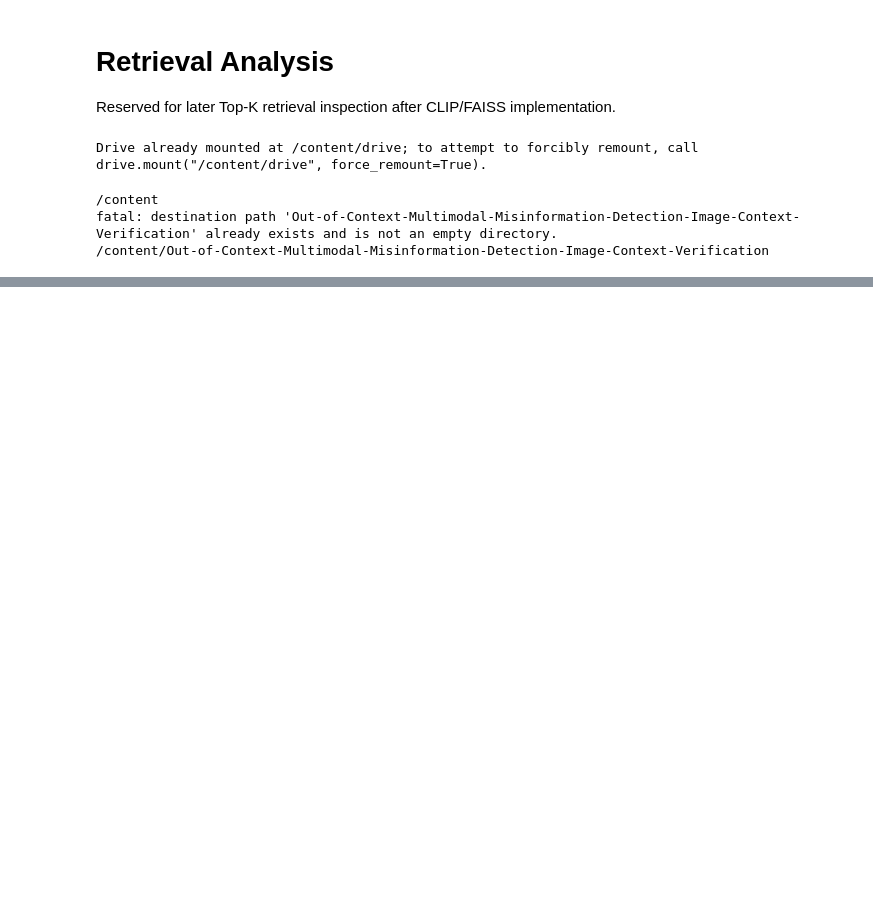
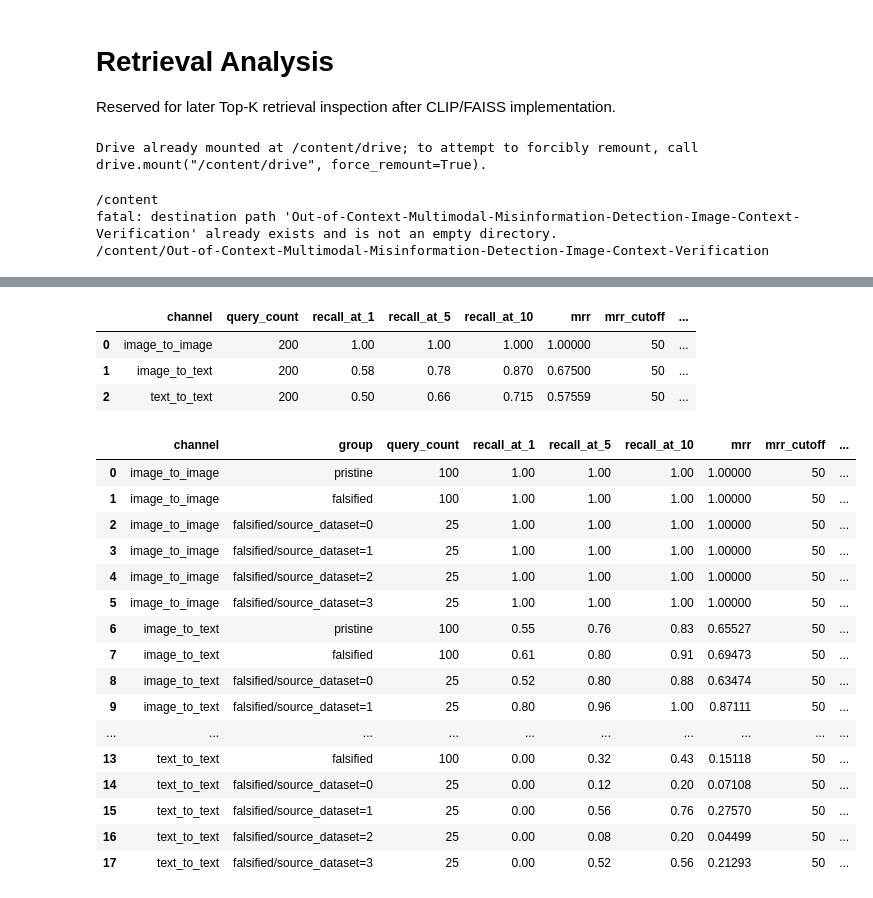
Before and after one commit to nirajj12/Out-of-Context-Multimodal-Misinformation-Detection-Image-Context-Verification, a Jupyter notebook: notebooks/05_retrieval_analysis.ipynb, the cells around one changed output, grey strips where cells are left out. Drawn from its saved outputs; the diff is of its cells as text; code cells hidden in the pictures; blank space fills up the shorter version.

```diff
--- a/notebooks/05_retrieval_analysis.ipynb
+++ b/notebooks/05_retrieval_analysis.ipynb
@@ -20,0 +235,12 @@ fatal: destination path 'Out-of-Context-Multimodal-Misinformation-Detection-Imag
+# %%
+evidence_image_index = faiss.IndexFlatIP(embedding_dimension)
+evidence_text_index = faiss.IndexFlatIP(embedding_dimension)
+evidence_image_index.add(np.ascontiguousarray(evidence_image_embeddings))
+evidence_text_index.add(np.ascontiguousarray(evidence_text_embeddings))
+index_rows = []
+for name, index in (("evidence_image", evidence_image_index), ("evidence_text", evidence_text_index)):
+    assert index.ntotal == corpus_size and index.d == embedding_dimension
+    assert index.metric_type == faiss.METRIC_INNER_PRODUCT
+    index_rows.append({"index": name, "type": type(index).__name__, "ntotal": index.ntotal, "dimension": index.d})
+print("FAISS:", faiss.__version__, "Device: CPU", "Metric: inner product / cosine")
+display(pd.DataFrame(index_rows))
@@ -20,0 +493,48 @@ fatal: destination path 'Out-of-Context-Multimodal-Misinformation-Detection-Imag
+# %%
+per_query_diagnostics = {}
+raw_metrics = {}
+stratified_metrics = {}
+raw_metric_rows = []
+stratified_rows = []
+for channel, raw_table in raw_results.items():
+    diagnostics = provenance_rank_rows(raw_table)
+    per_query_diagnostics[channel] = diagnostics
+    raw_metrics[channel] = raw_provenance_metrics(diagnostics)
+    raw_metric_rows.append({"channel": channel, **raw_metrics[channel]})
+    strata = {
+        "pristine": diagnostics.loc[~diagnostics["falsified"]],
+        "falsified": diagnostics.loc[diagnostics["falsified"]],
+    }
+    falsified_rows = diagnostics.loc[diagnostics["falsified"]]
+    for source_category in sorted(falsified_rows["source_dataset"].unique()):
+        group_name = f"falsified/source_dataset={source_category}"
+        strata[group_name] = falsified_rows.loc[falsified_rows["source_dataset"] == source_category]
+    stratified_metrics[channel] = {}
+    for group_name, group in strata.items():
+        group_metrics = raw_provenance_metrics(group)
+        stratified_metrics[channel][group_name] = group_metrics
+        stratified_rows.append({"channel": channel, "group": group_name, **group_metrics})
+display(pd.DataFrame(raw_metric_rows).round(5))
+display(pd.DataFrame(stratified_rows).round(5))
+# %% [output]
+|  | channel | query_count | recall_at_1 | recall_at_5 | recall_at_10 | mrr | mrr_cutoff | ... |
+| 0 | image_to_image | 200 | 1.00 | 1.00 | 1.000 | 1.00000 | 50 | ... |
+| 1 | image_to_text | 200 | 0.58 | 0.78 | 0.870 | 0.67500 | 50 | ... |
+| 2 | text_to_text | 200 | 0.50 | 0.66 | 0.715 | 0.57559 | 50 | ... |
+|  | channel | group | query_count | recall_at_1 | recall_at_5 | recall_at_10 | mrr | mrr_cutoff | ... |
+| 0 | image_to_image | pristine | 100 | 1.00 | 1.00 | 1.00 | 1.00000 | 50 | ... |
+| 1 | image_to_image | falsified | 100 | 1.00 | 1.00 | 1.00 | 1.00000 | 50 | ... |
+| 2 | image_to_image | falsified/source_dataset=0 | 25 | 1.00 | 1.00 | 1.00 | 1.00000 | 50 | ... |
+| 3 | image_to_image | falsified/source_dataset=1 | 25 | 1.00 | 1.00 | 1.00 | 1.00000 | 50 | ... |
+| 4 | image_to_image | falsified/source_dataset=2 | 25 | 1.00 | 1.00 | 1.00 | 1.00000 | 50 | ... |
+| 5 | image_to_image | falsified/source_dataset=3 | 25 | 1.00 | 1.00 | 1.00 | 1.00000 | 50 | ... |
+| 6 | image_to_text | pristine | 100 | 0.55 | 0.76 | 0.83 | 0.65527 | 50 | ... |
+| 7 | image_to_text | falsified | 100 | 0.61 | 0.80 | 0.91 | 0.69473 | 50 | ... |
+| 8 | image_to_text | falsified/source_dataset=0 | 25 | 0.52 | 0.80 | 0.88 | 0.63474 | 50 | ... |
+| 9 | image_to_text | falsified/source_dataset=1 | 25 | 0.80 | 0.96 | 1.00 | 0.87111 | 50 | ... |
+| ... | ... | ... | ... | ... | ... | ... | ... | ... | ... |
+| 13 | text_to_text | falsified | 100 | 0.00 | 0.32 | 0.43 | 0.15118 | 50 | ... |
+| 14 | text_to_text | falsified/source_dataset=0 | 25 | 0.00 | 0.12 | 0.20 | 0.07108 | 50 | ... |
+| 15 | text_to_text | falsified/source_dataset=1 | 25 | 0.00 | 0.56 | 0.76 | 0.27570 | 50 | ... |
+| 16 | text_to_text | falsified/source_dataset=2 | 25 | 0.00 | 0.08 | 0.20 | 0.04499 | 50 | ... |
+| 17 | text_to_text | falsified/source_dataset=3 | 25 | 0.00 | 0.52 | 0.56 | 0.21293 | 50 | ... |
```
Also changed, not shown: parts of 35 cells of this notebook.
